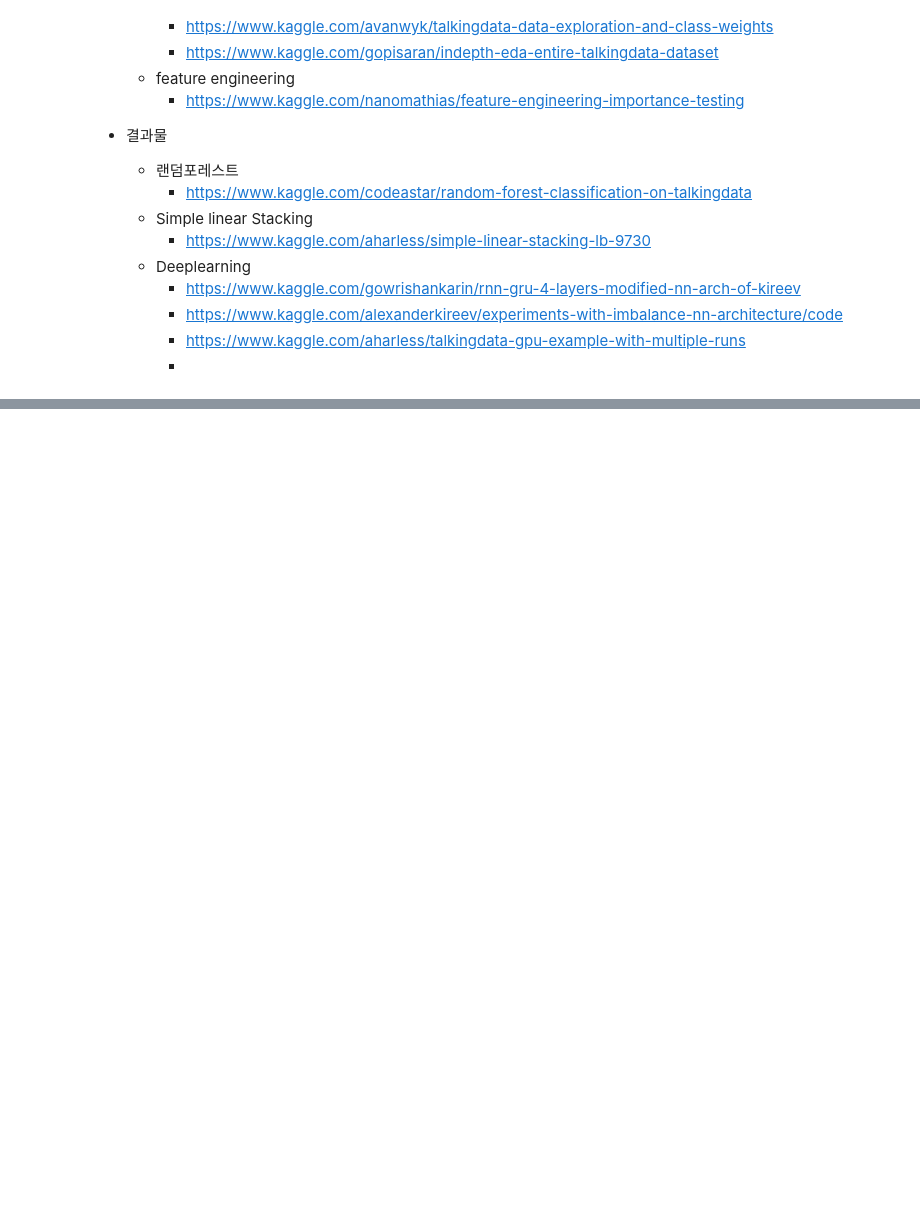
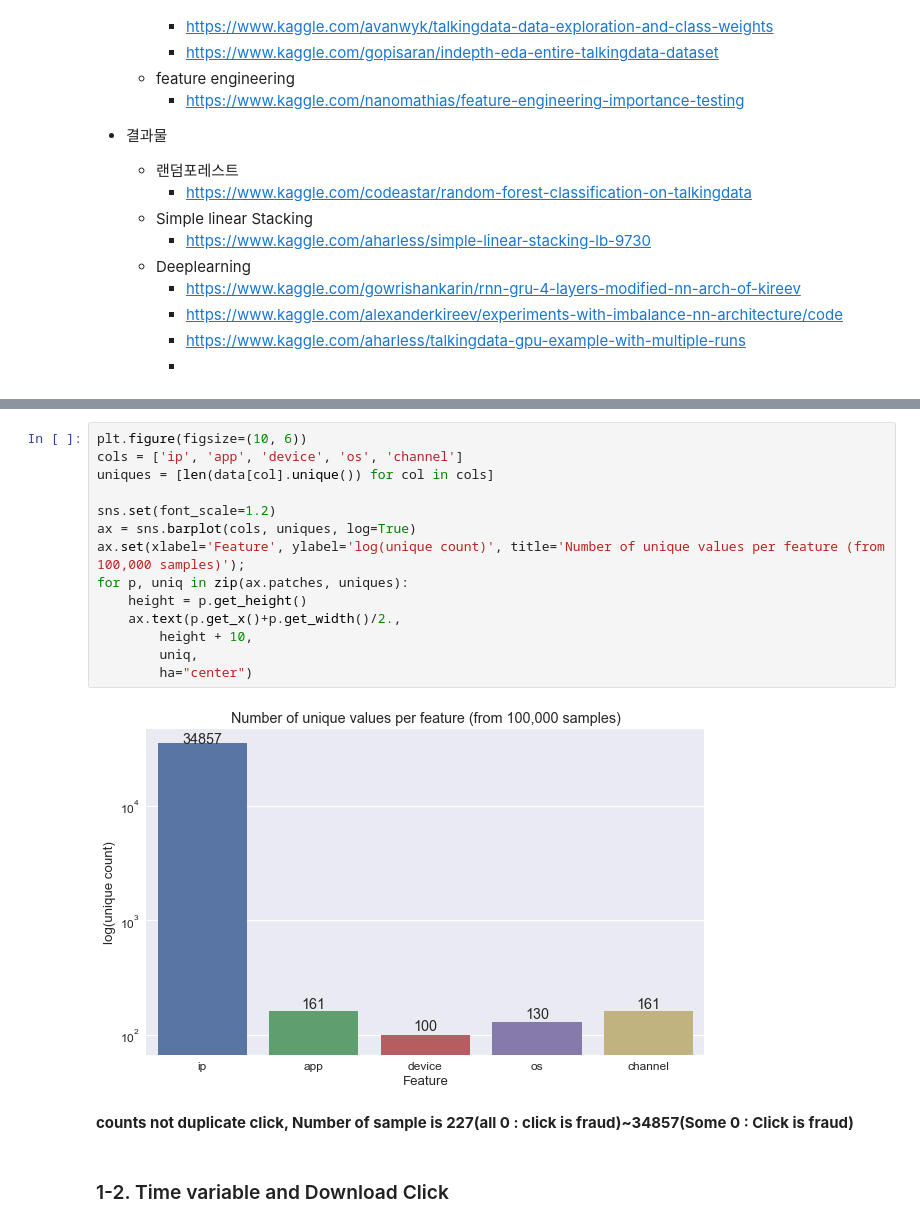
Before and after one commit to Dohppak/Kaggle-Iceburg_project, a Jupyter notebook: Fraud Detection/TalkingData AdTracking Fraud Detection.ipynb, the cells around one changed output, grey strips where cells are left out. Cells and saved outputs as stored; diff of their text form; blank space fills up the shorter version.

```diff
--- a/Fraud Detection/TalkingData AdTracking Fraud Detection.ipynb
+++ b/Fraud Detection/TalkingData AdTracking Fraud Detection.ipynb
@@ -62,0 +205,20 @@ The test data is similar, with the following differences:
+# %%
+plt.figure(figsize=(10, 6))
+cols = ['ip', 'app', 'device', 'os', 'channel']
+uniques = [len(data[col].unique()) for col in cols]
+
+sns.set(font_scale=1.2)
+ax = sns.barplot(cols, uniques, log=True)
+ax.set(xlabel='Feature', ylabel='log(unique count)', title='Number of unique values per feature (from 100,000 samples)');
+for p, uniq in zip(ax.patches, uniques):
+    height = p.get_height()
+    ax.text(p.get_x()+p.get_width()/2.,
+        height + 10,
+        uniq,
+        ha="center")
+# %% [output]
+[figure, added]
+# %% [markdown]
+__counts not duplicate click, Number of sample is 227(all 0 : click is fraud)~34857(Some 0 : Click is fraud)__
+# %% [markdown]
+### 1-2. Time variable and Download Click
```
Also changed, not shown: parts of 86 cells of this notebook, 6 other files.
